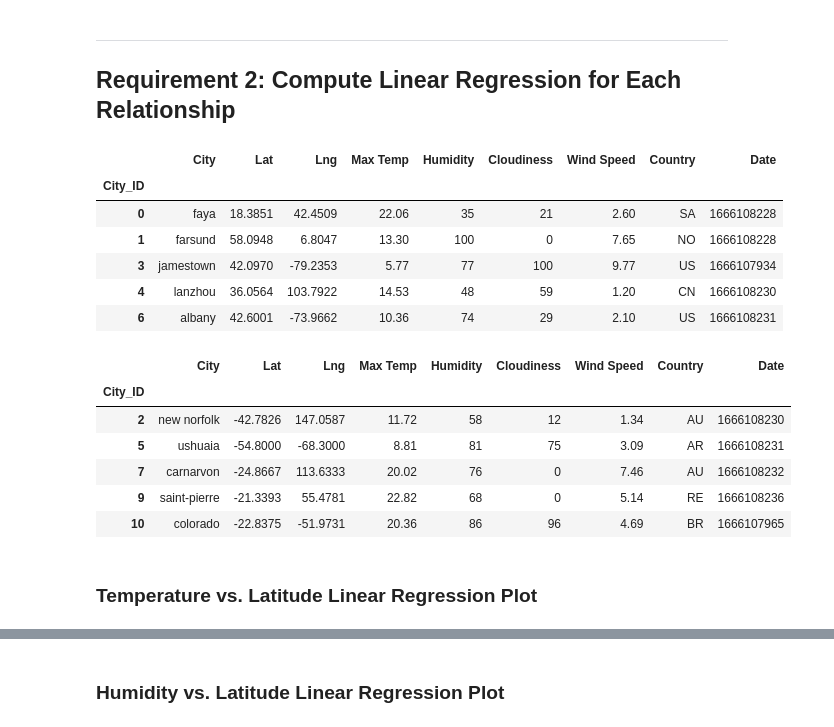
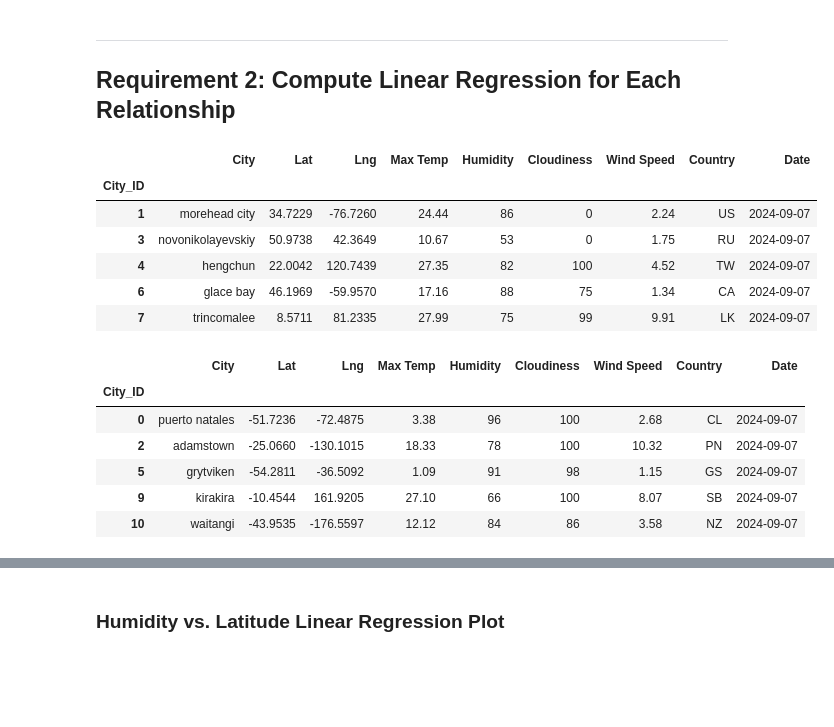
Before and after one commit to robinr1998/python-api-challenge, a Jupyter notebook: WeatherPy/WeatherPy.ipynb, the cells around one changed output, grey strips where cells are left out. Saved outputs shown, nothing was run; the diff lists cells and outputs as text; code cells hidden in the pictures; blank space fills up the shorter version.

```diff
--- a/WeatherPy/WeatherPy.ipynb
+++ b/WeatherPy/WeatherPy.ipynb
@@ -259,30 +306,28 @@ plt.show()
 # %%
 # Create a DataFrame with the Northern Hemisphere data (Latitude >= 0)
-# YOUR CODE HERE
+northern_hemi_df = city_data_df[city_data_df['Lat'] >= 0]
 
 # Display sample data
 northern_hemi_df.head()
 # %% [output]
 |  | City | Lat | Lng | Max Temp | Humidity | Cloudiness | Wind Speed | Country | Date |
 | City_ID |  |  |  |  |  |  |  |  |  |
-| 0 | faya | 18.3851 | 42.4509 | 22.06 | 35 | 21 | 2.60 | SA | 1666108228 |
-| 1 | farsund | 58.0948 | 6.8047 | 13.30 | 100 | 0 | 7.65 | NO | 1666108228 |
-| 3 | jamestown | 42.0970 | -79.2353 | 5.77 | 77 | 100 | 9.77 | US | 1666107934 |
-| 4 | lanzhou | 36.0564 | 103.7922 | 14.53 | 48 | 59 | 1.20 | CN | 1666108230 |
-| 6 | albany | 42.6001 | -73.9662 | 10.36 | 74 | 29 | 2.10 | US | 1666108231 |
+| 1 | morehead city | 34.7229 | -76.7260 | 24.44 | 86 | 0 | 2.24 | US | 2024-09-07 |
+| 3 | novonikolayevskiy | 50.9738 | 42.3649 | 10.67 | 53 | 0 | 1.75 | RU | 2024-09-07 |
+| 4 | hengchun | 22.0042 | 120.7439 | 27.35 | 82 | 100 | 4.52 | TW | 2024-09-07 |
+| 6 | glace bay | 46.1969 | -59.9570 | 17.16 | 88 | 75 | 1.34 | CA | 2024-09-07 |
+| 7 | trincomalee | 8.5711 | 81.2335 | 27.99 | 75 | 99 | 9.91 | LK | 2024-09-07 |
 # %%
 # Create a DataFrame with the Southern Hemisphere data (Latitude < 0)
-# YOUR CODE HERE
+southern_hemi_df = city_data_df[city_data_df['Lat'] < 0]
 
 # Display sample data
 southern_hemi_df.head()
 # %% [output]
 |  | City | Lat | Lng | Max Temp | Humidity | Cloudiness | Wind Speed | Country | Date |
 | City_ID |  |  |  |  |  |  |  |  |  |
-| 2 | new norfolk | -42.7826 | 147.0587 | 11.72 | 58 | 12 | 1.34 | AU | 1666108230 |
-| 5 | ushuaia | -54.8000 | -68.3000 | 8.81 | 81 | 75 | 3.09 | AR | 1666108231 |
-| 7 | carnarvon | -24.8667 | 113.6333 | 20.02 | 76 | 0 | 7.46 | AU | 1666108232 |
-| 9 | saint-pierre | -21.3393 | 55.4781 | 22.82 | 68 | 0 | 5.14 | RE | 1666108236 |
-| 10 | colorado | -22.8375 | -51.9731 | 20.36 | 86 | 96 | 4.69 | BR | 1666107965 |
+| 0 | puerto natales | -51.7236 | -72.4875 | 3.38 | 96 | 100 | 2.68 | CL | 2024-09-07 |
+| 2 | adamstown | -25.0660 | -130.1015 | 18.33 | 78 | 100 | 10.32 | PN | 2024-09-07 |
+| 5 | grytviken | -54.2811 | -36.5092 | 1.09 | 91 | 98 | 1.15 | GS | 2024-09-07 |
+| 9 | kirakira | -10.4544 | 161.9205 | 27.10 | 66 | 100 | 8.07 | SB | 2024-09-07 |
+| 10 | waitangi | -43.9535 | -176.5597 | 12.12 | 84 | 86 | 3.58 | NZ | 2024-09-07 |
-# %% [markdown]
-###  Temperature vs. Latitude Linear Regression Plot
```
Also changed, not shown: parts of 43 cells of this notebook, 6 other files.
